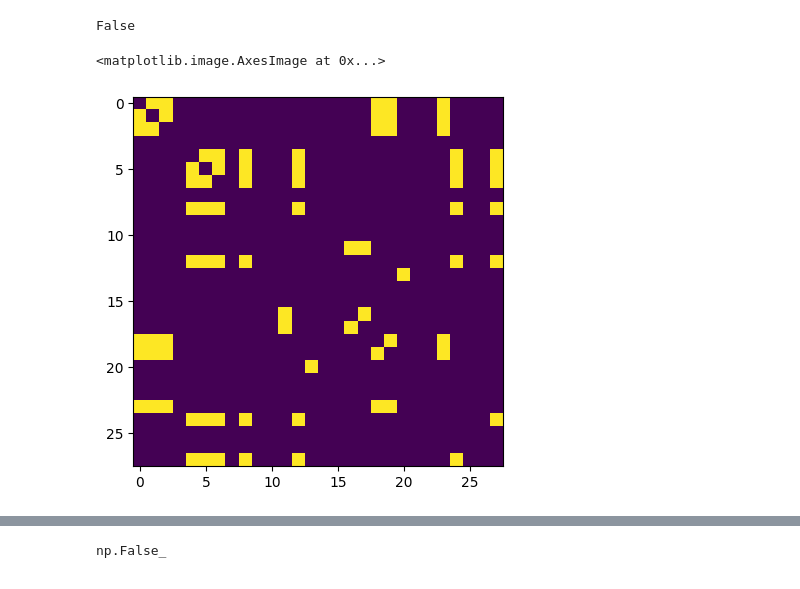
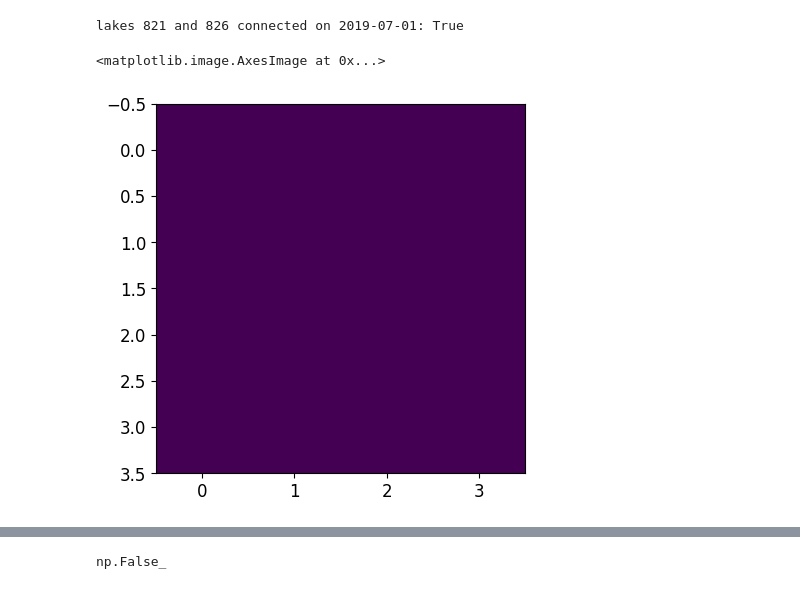
Before and after one commit to YaoGroup/lake-vision, a Jupyter notebook: sandbox/notebooks/lake_connections.ipynb, the cells around one changed output, grey strips where cells are left out. Cells and saved outputs as stored; diff of their text form; code cells hidden in the pictures.

```diff
--- a/sandbox/notebooks/lake_connections.ipynb
+++ b/sandbox/notebooks/lake_connections.ipynb
@@ -125,10 +45,10 @@ transform :
 # WATER INDICES AND MASKS
 NDWI = (tiles_reload.sel(band="B02")-tiles_reload.sel(band="B08")) / (tiles_reload.sel(band="B02")+tiles_reload.sel(band="B08"))
 NDWI = NDWI.fillna(0.0)
-mask_NDWI = xr.where(NDWI >= 0.1, 1.0, 0.0)
+mask_NDWI = xr.where(NDWI["reflectance"] >= 0.3, 1.0, 0.0)
 
-MNDWI = (tiles_reload.sel(band="B02") - tiles_reload.sel(band="B11"))/(tiles_reload.sel(band="B02") + tiles_reload.sel(band="B11"))
-MNDWI = MNDWI.fillna(0.0)
+# MNDWI = (tiles_reload.sel(band="B02") - tiles_reload.sel(band="B11"))/(tiles_reload.sel(band="B02") + tiles_reload.sel(band="B11"))
+# MNDWI = MNDWI.fillna(0.0)
 
 BmG = (tiles_reload.sel(band="B02")-tiles_reload.sel(band="B03")) / 10000
 BmG = BmG.fillna(0.0)
@@ -139,7 +74,7 @@ BmR_BpR = BmR_BpR.fillna(0.0)
 ## CREATE WATER-TRACKER GRID OF SUBTILES THAT AVERAGE THE
 
 # size of each subtile
-BY=BX=16
+BY=BX=8
 
 # compute
 subtile_sums = (
@@ -148,5 +83,5 @@ subtile_sums = (
       .sum()                                  # sum within each subtile
 )
 
-print(f"subtile grids created with shape: {subtile_sums.shape}")
+print(f'subtile grids created with shape: {subtile_sums.shape} ')
 # %% [output]
@@ -212,11 +146,11 @@ lake numbers in the current scene: [  9  10  26 312 317 318 323 331 338 354 355
 # %%
 ## PLOT RGB, SUBTILE GRID, LAKE IDs
 
-idx_date = 4
+idx_date = 42
 
 plt.figure(figsize=(20,20))
 plt.subplot(1,3,1)
-img3 = tiles_reload.isel(time=idx_date, band=[0,1,2]).values   # shape (3, H, W)
+img3 = tiles_reload["reflectance"].isel(time=idx_date, band=[0,1,2]).values/10000   # shape (3, H, W)
 rgb = np.moveaxis(img3, 0, -1)
 plt.imshow(rgb)
 plt.title(f"RGB Composite\n{tiles_reload.isel(time=idx_date, band=[0,1,2]).time.values.astype('datetime64[ms]')}")
@@ -278,7 +226,13 @@ def lake_conn(idx_lake1, idx_lake2, idx_date, mask_lakeIDs, watergrid, thresh_wa
 # %%
 ## USE FUNCTION ON A GIVEN PAIR OF LAKES ON A GIVEN DATE
 
-connected = lake_conn(366, 355, idx_date=5, mask_lakeIDs=full_mask, watergrid=subtile_sums, thresh_watergrid=0)
-print(connected)
+# dates: 61, 62, 72, 117
+
+idx_date = 61
+connected = lake_conn(821, 826, idx_date, mask_lakeIDs=full_mask, watergrid=subtile_sums, thresh_watergrid=0)
+
+print(
+    f"lakes {lake1} and {lake2} connected on {pd.to_datetime(subtile_sums.time[idx_date].values).date()}: {connected}"
+)
 # %% [output]
-False
+lakes 821 and 826 connected on 2019-07-01: True
@@ -334,15 +284,15 @@ def lake_adjacency(mask_lakeIDs, watergrid, thresh, lakes_in_scene, idx_date):
 # %%
 
 mask_lakeIDs = full_mask
 watergrid = subtile_sums
 thresh_watergrid = 0
 lakes_in_scene = lakes_in_scene
 
-idx_date = 6
+idx_date = 117
 
 lakes, adj = lake_adjacency(mask_lakeIDs, watergrid, thresh_watergrid, lakes_in_scene, idx_date)
 
 plt.imshow(adj)
 # %% [output]
 <matplotlib.image.AxesImage at 0x...>
-[figure, old version]
+[figure, new version]
```
Also changed, not shown: parts of 11 cells of this notebook, 4 other files.
